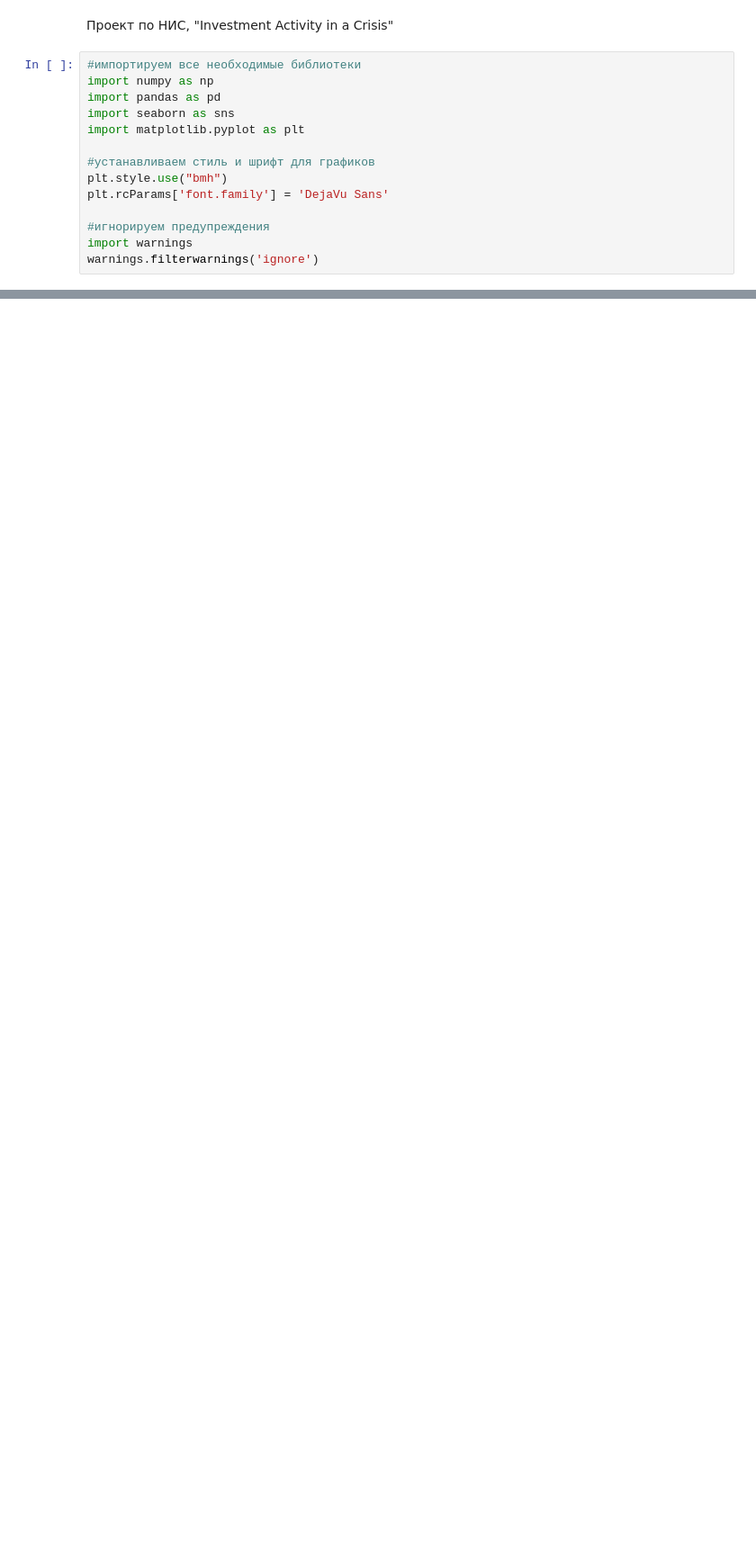
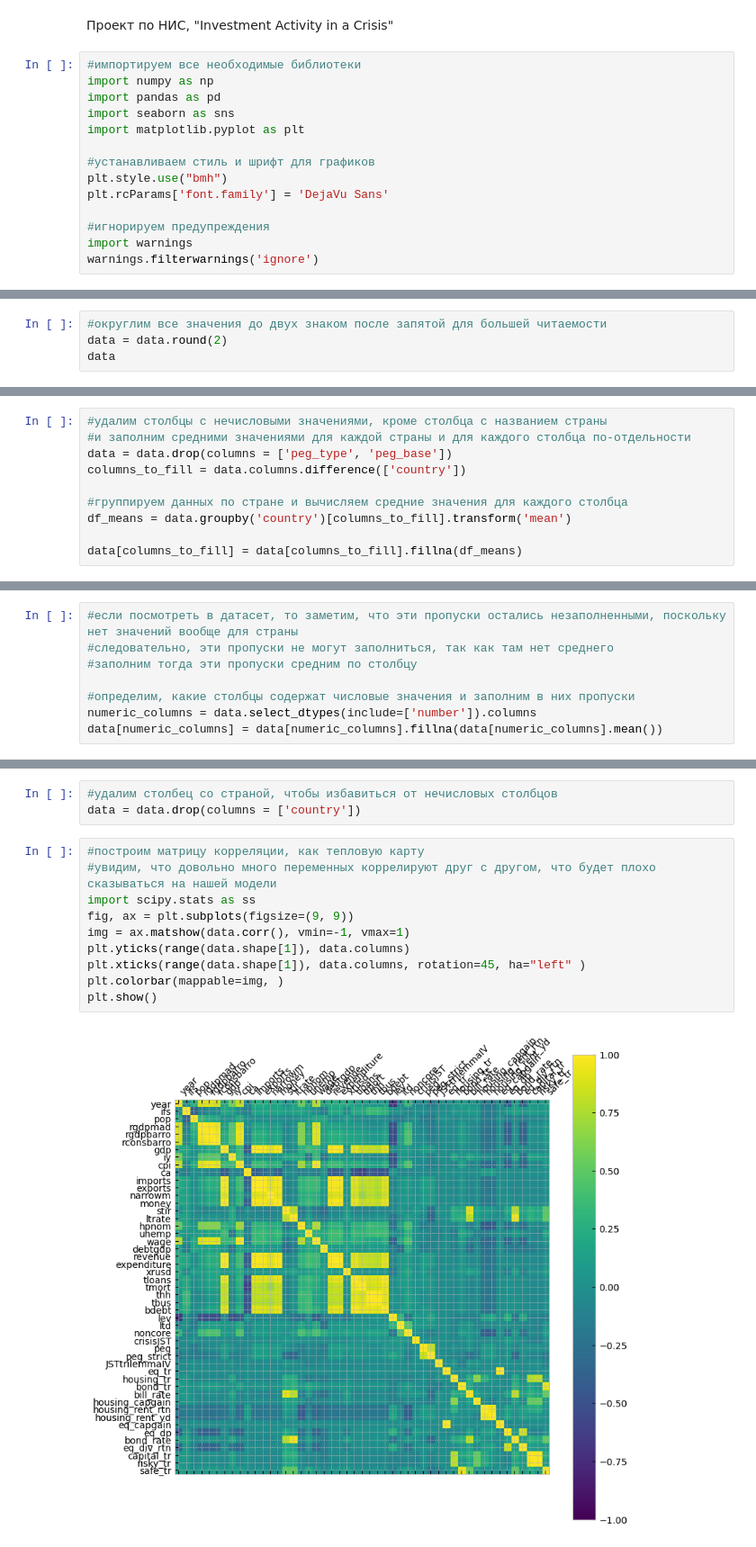
Before and after one commit to MamaAlexander/linear_reg, a Jupyter notebook: Project_Reasearch_Seminar (1).ipynb, the cells around one changed output, grey strips where cells are left out. Shown at 90% size. Drawn from its saved outputs; the diff is of its cells as text; blank space fills up the shorter version.

```diff
--- a/Project_Reasearch_Seminar (1).ipynb
+++ b/Project_Reasearch_Seminar (1).ipynb
@@ -291,0 +74,4 @@ strong multicollinearity or other numerical problems.
+# %%
+#округлим все значения до двух знаком после запятой для большей читаемости
+data = data.round(2)
+data
@@ -291,0 +197,10 @@ strong multicollinearity or other numerical problems.
+# %%
+#удалим столбцы с нечисловыми значениями, кроме столбца с названием страны
+#и заполним средними значениями для каждой страны и для каждого столбца по-отдельности
+data = data.drop(columns = ['peg_type', 'peg_base'])
+columns_to_fill = data.columns.difference(['country'])
+
+#группируем данных по стране и вычисляем средние значения для каждого столбца
+df_means = data.groupby('country')[columns_to_fill].transform('mean')
+
+data[columns_to_fill] = data[columns_to_fill].fillna(df_means)
@@ -291,0 +228,8 @@ strong multicollinearity or other numerical problems.
+# %%
+#если посмотреть в датасет, то заметим, что эти пропуски остались незаполненными, поскольку нет значений вообще для страны
+#следовательно, эти пропуски не могут заполниться, так как там нет среднего
+#заполним тогда эти пропуски средним по столбцу
+
+#определим, какие столбцы содержат числовые значения и заполним в них пропуски
+numeric_columns = data.select_dtypes(include=['number']).columns
+data[numeric_columns] = data[numeric_columns].fillna(data[numeric_columns].mean())
@@ -291,0 +257,15 @@ strong multicollinearity or other numerical problems.
+# %%
+#удалим столбец со страной, чтобы избавиться от нечисловых столбцов
+data = data.drop(columns = ['country'])
+# %%
+#построим матрицу корреляции, как тепловую карту
+#увидим, что довольно много переменных коррелируют друг с другом, что будет плохо сказываться на нашей модели
+import scipy.stats as ss
+fig, ax = plt.subplots(figsize=(9, 9))
+img = ax.matshow(data.corr(), vmin=-1, vmax=1)
+plt.yticks(range(data.shape[1]), data.columns)
+plt.xticks(range(data.shape[1]), data.columns, rotation=45, ha="left" )
+plt.colorbar(mappable=img, )
+plt.show()
+# %% [output]
+[figure, added]
```
Also changed, not shown: parts of 38 cells of this notebook, 1 other file.
